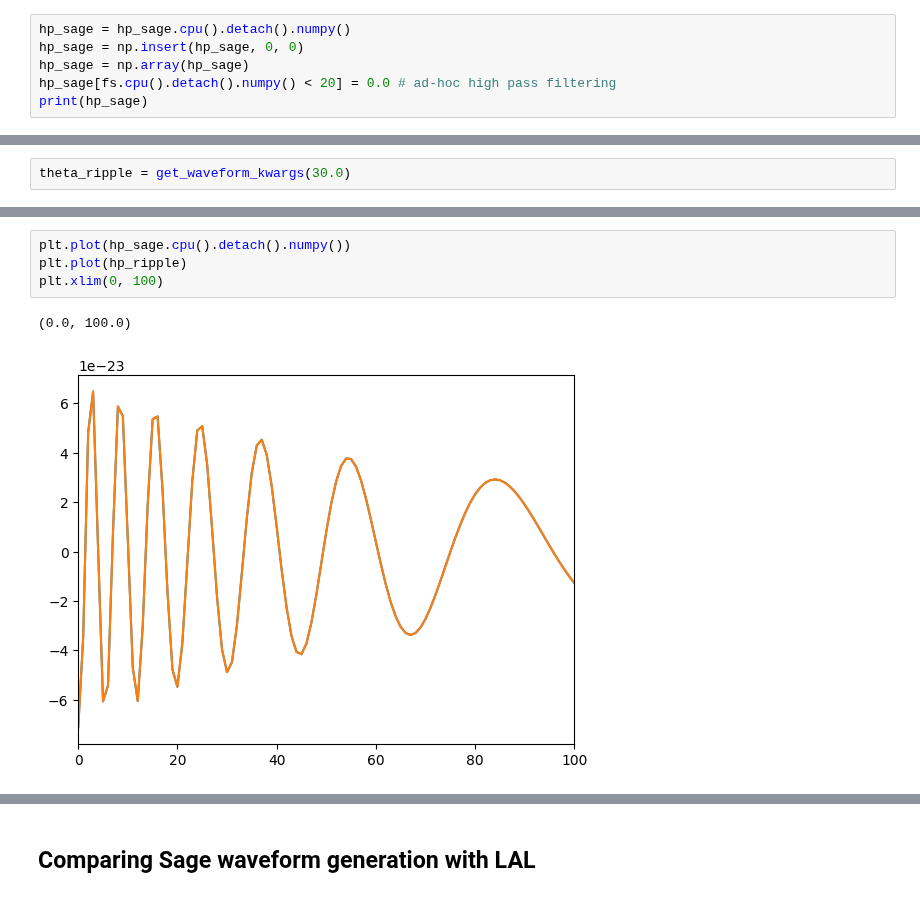
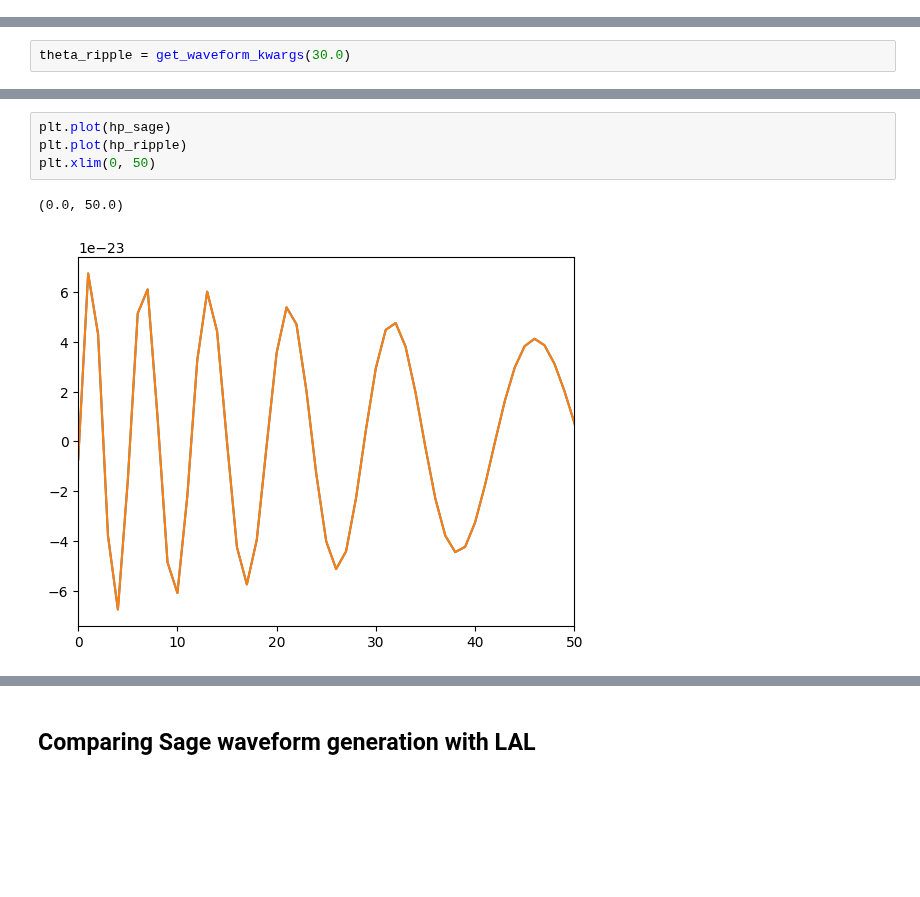
Before and after one commit to nnarenraju/sage, a Jupyter notebook: repro/start_here.ipynb, the cells around one changed output, grey strips where cells are left out. Cells and saved outputs as stored; diff of their text form; blank space fills up the shorter version.

```diff
--- a/repro/start_here.ipynb
+++ b/repro/start_here.ipynb
@@ -235,6 +234,0 @@ tensor([ 3.7402e+03, -3.9057e+04,  9.7309e+04,  8.7580e-01,  1.6892e-02,
-# %%
-hp_sage = hp_sage.cpu().detach().numpy()
-hp_sage = np.insert(hp_sage, 0, 0)
-hp_sage = np.array(hp_sage)
-hp_sage[fs.cpu().detach().numpy() < 20] = 0.0 # ad-hoc high pass filtering
-print(hp_sage)
@@ -311,7 +317,7 @@ print(hp_ripple)
 # %%
-plt.plot(hp_sage.cpu().detach().numpy())
+plt.plot(hp_sage)
 plt.plot(hp_ripple)
-plt.xlim(0, 100)
+plt.xlim(0, 50)
 # %% [output]
-(0.0, 100.0)
+(0.0, 50.0)
-[figure, old version]
+[figure, new version]
```
Also changed, not shown: parts of 6 cells of this notebook.
